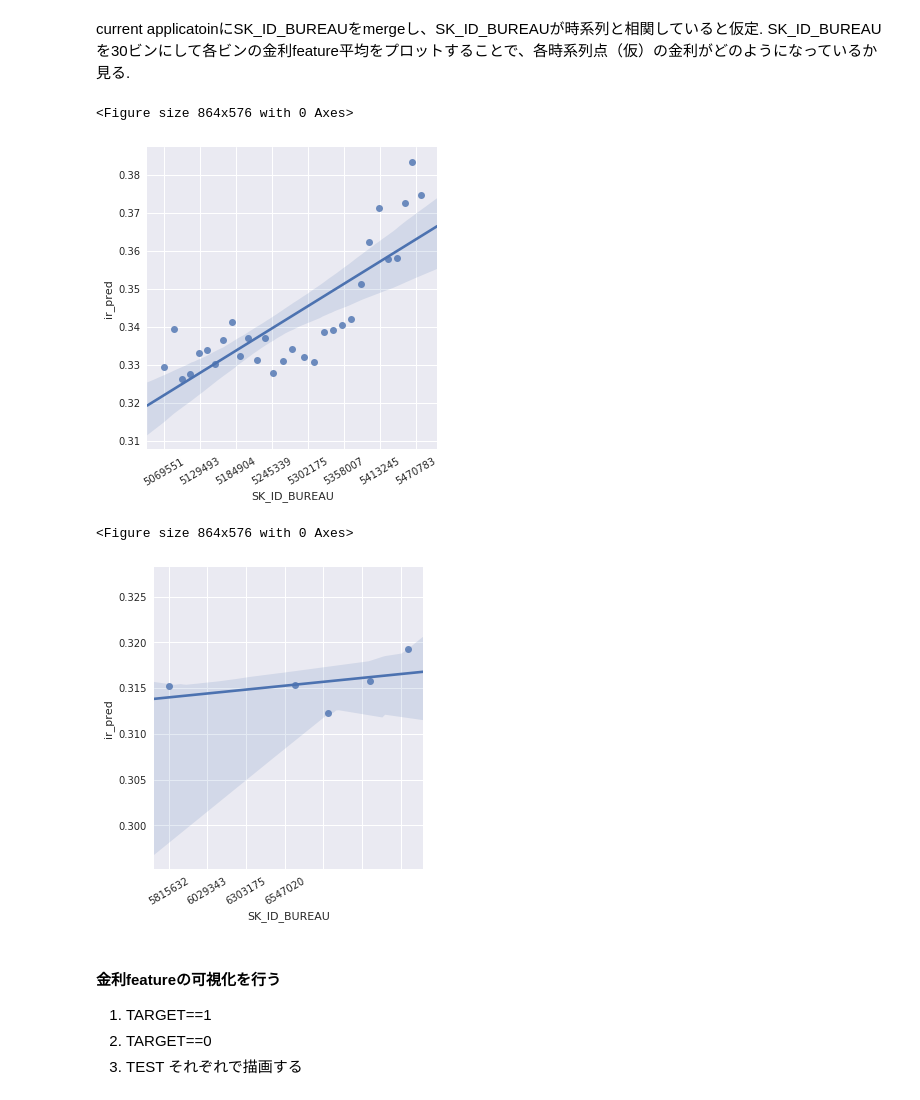
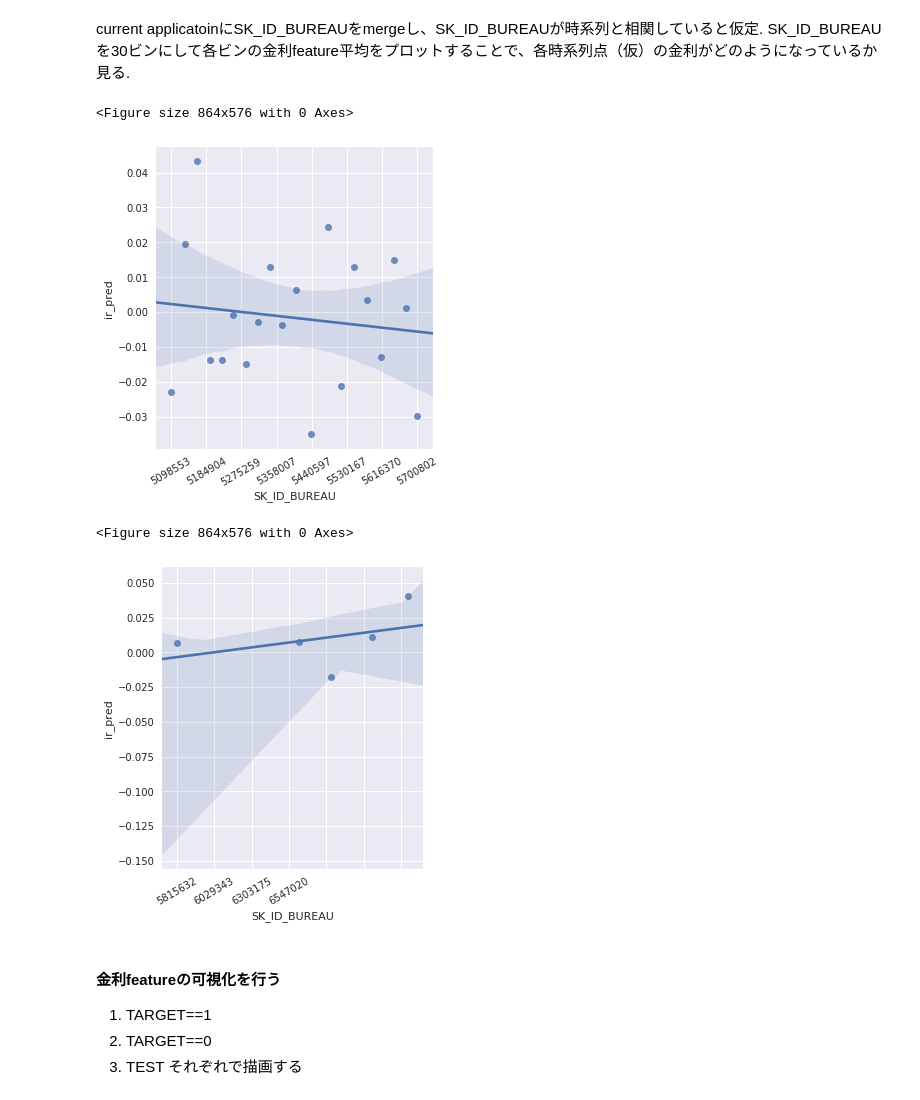
Before and after one commit to yryrgogo/Home-Credit-Default-Risk-79place, a Jupyter notebook: blog_py/home_credit_blog_6.ipynb, the cells around one changed output. Saved outputs shown, nothing was run; the diff lists cells and outputs as text; code cells hidden in the pictures.

```diff
--- a/blog_py/home_credit_blog_6.ipynb
+++ b/blog_py/home_credit_blog_6.ipynb
@@ -26,40 +26,40 @@ current applicatoinにSK_ID_BUREAUをmergeし、SK_ID_BUREAUが時系列と相
 SK_ID_BUREAUを30ビンにして各ビンの金利feature平均をプロットすることで、各時系列点（仮）の金利がどのようになっているか見る.
 # %%
 kb = 'SK_ID_BUREAU'
-bins = 30
-train_ir = utils.read_pkl_gzip('../features/4_winner/train_ir_pred@.gz')
-test_ir = utils.read_pkl_gzip('../features/4_winner/test_ir_pred@.gz')
+bins = 20
+train_ir = utils.read_pkl_gzip('../features/4_winner/train_stan_ir_pred@.gz')
+test_ir = utils.read_pkl_gzip('../features/4_winner/test_stan_ir_pred@.gz')
 ir = np.hstack((train_ir, test_ir))
 app['ir_pred'] = ir
 
 bur = utils.read_df_pkl('../input/clean_bur*')
 ab_ir = app.merge(bur, on=key, how='inner')
 
 tmp = ab_ir.groupby(key)[['SK_ID_BUREAU', target, 'ir_pred']].max().reset_index()
 train = tmp[tmp[target]>=0]
 test = tmp[tmp[target].isnull()]
 
 plt.figure(figsize=(12,8))
 
 train[kb] = pd.qcut(q=bins, x=train[kb])
 train = train.groupby(kb)['ir_pred'].mean().reset_index()
 train[kb] = train[kb].map(lambda x: int(str(x)[1:8]))
 lm_train = sns.lmplot(x=kb, y='ir_pred', data=train)
 lm_train.set_xticklabels(rotation=30, labels=train[kb])
 plt.show()
 
 plt.figure(figsize=(12,8))
 test[kb] = pd.qcut(q=5, x=test[kb])
 test = test.groupby(kb)['ir_pred'].mean().reset_index()
 test[kb] = test[kb].map(lambda x: int(str(x)[1:8]))
 lm_test = sns.lmplot(x=kb, y='ir_pred', data=test)
 lm_test.set_xticklabels(rotation=30, labels=test[kb])
 plt.show()
 # %% [output]
 <Figure size 864x576 with 0 Axes>
-[figure, old version]
+[figure, new version]
 <Figure size 864x576 with 0 Axes>
-[figure, old version]
+[figure, new version]
 # %% [markdown]
 #### 金利featureの可視化を行う
 1. TARGET==1
```
Also changed, not shown: parts of 1 cell of this notebook, 2 other files.
